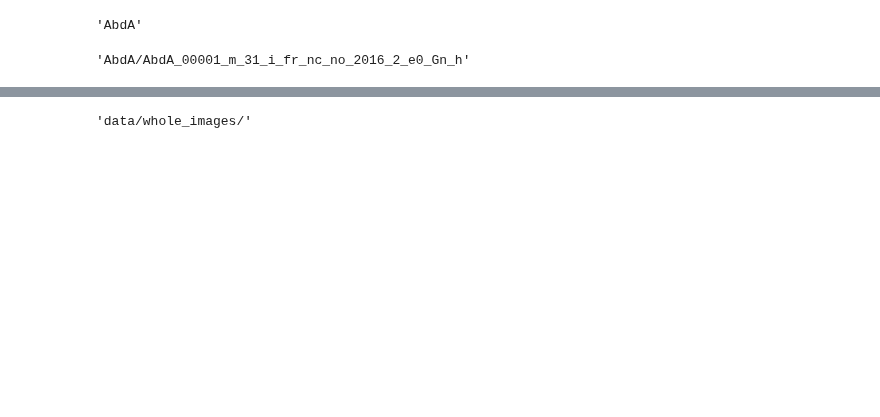
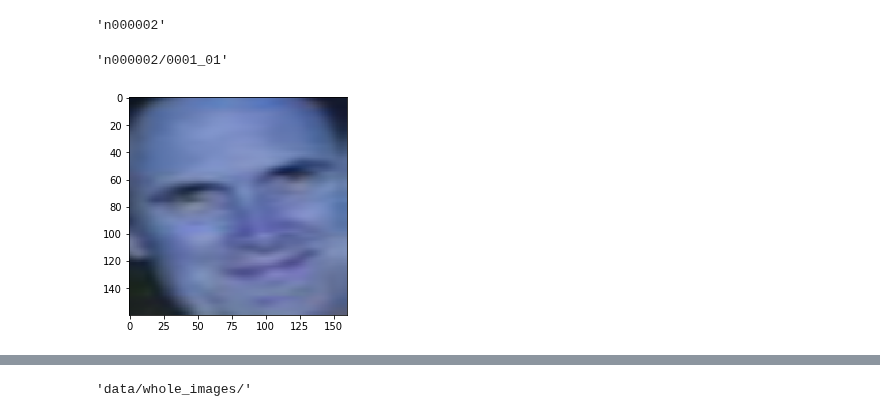
Before and after one commit to T-rex007/Face_recognition, a Jupyter notebook: Image_Manager-Copy1.ipynb, the cells around one changed output, grey strips where cells are left out. Drawn from its saved outputs; the diff is of its cells as text; code cells hidden in the pictures; blank space fills up the shorter version.

```diff
--- a/Image_Manager-Copy1.ipynb
+++ b/Image_Manager-Copy1.ipynb
@@ -5,6 +9,6 @@ tf.enable_eager_execution()
 # %%
-IMG_RT_PATH = 'data/whole_images/'
-FEATURE_RT_PATH = "data/processed/other_image_features/"
+IMG_RT_PATH = 'data/images/'
+FEATURE_RT_PATH = "data/processed/motion_blur_features/"
 FEATURE_AUG_RT_PATH = "data/image_aug_features/"
 IMG_AUG_RT_PATH = 'data/images_aug/'
 
@@ -51,9 +55,18 @@ def extract_feature( feature_extractor, img, bb):
 # %%
 img_path_list[0].split('/')[0]
 # %% [output]
-'AbdA'
+'n000002'
 # %%
 import tqdm
 img_path_list[0][:-4]
 # %% [output]
-'AbdA/AbdA_00001_m_31_i_fr_nc_no_2016_2_e0_Gn_h'
+'n000002/0001_01'
+# %%
+seq = iaa.Sequential([iaa.MotionBlur(k = 15)])
+# %%
+img = cv2.imread(IMG_RT_PATH + img_path_list[345])
+plt.imshow(seq.augment_images([img]))
+
+plt.show()
+# %% [output]
+[figure, added]
```
Also changed, not shown: parts of 5 cells of this notebook, 7 other files.
